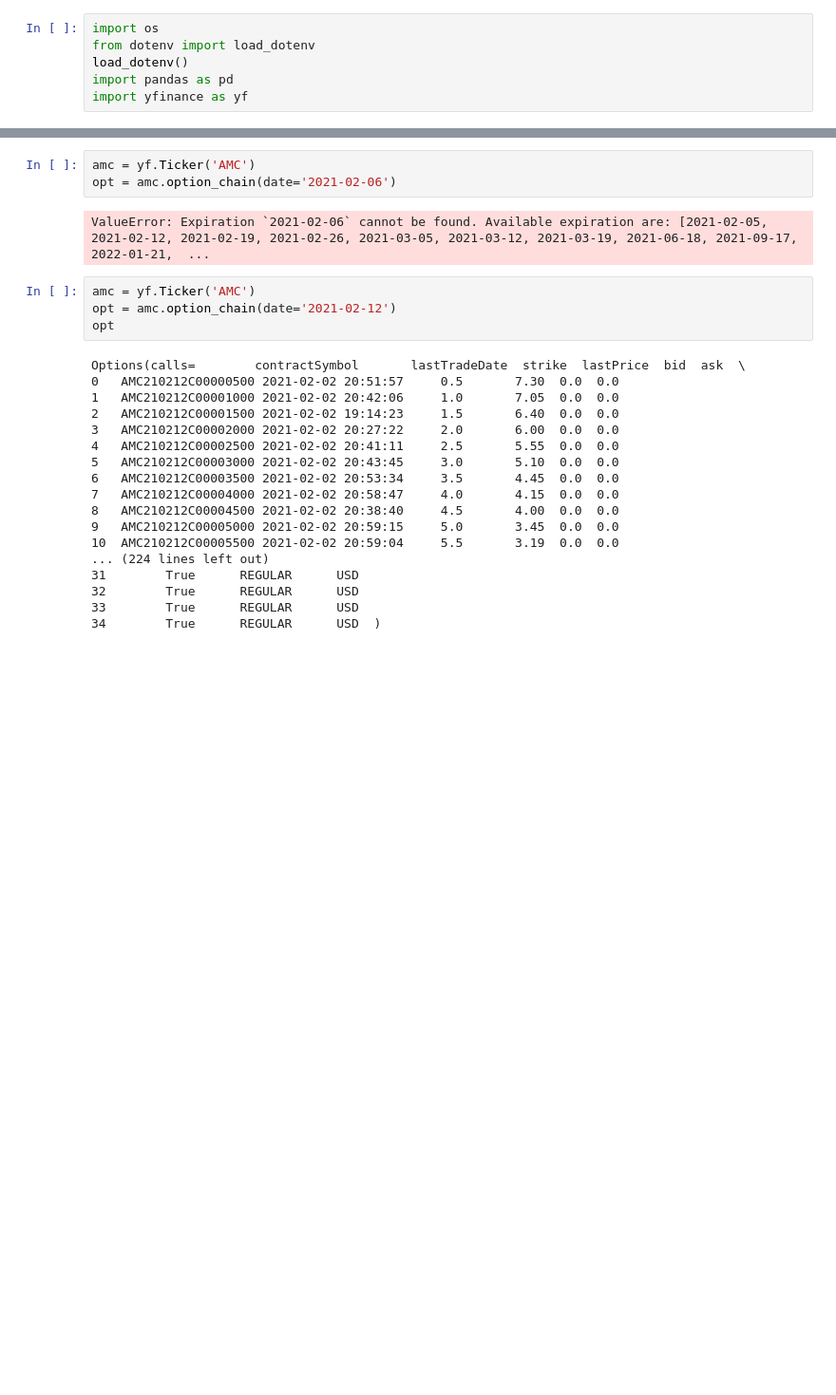
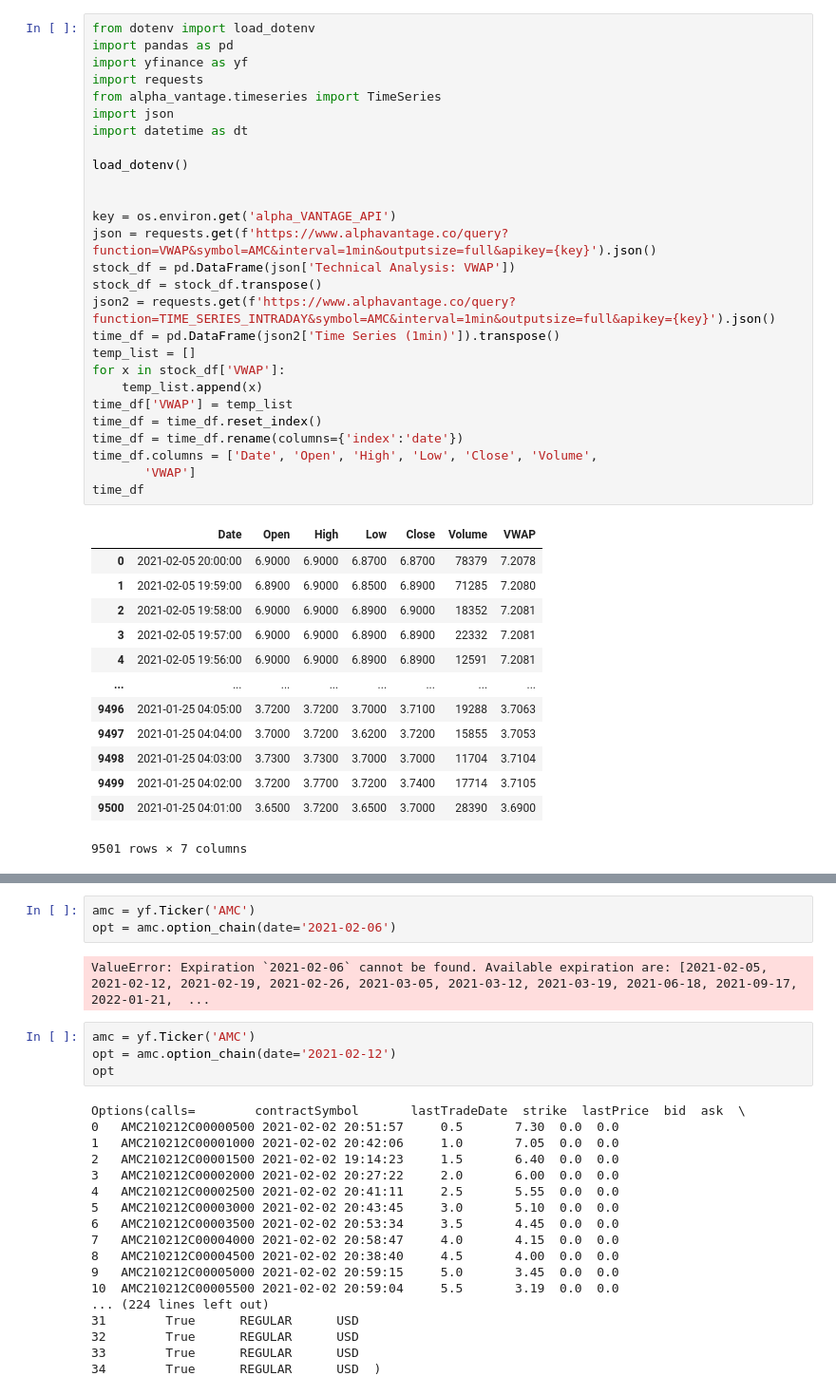
Before and after one commit to KevinKillman/Predicting-stock-prices-using-sentiment-analysis, a Jupyter notebook: test-env/Code/testing.ipynb, the cells around one changed output, grey strips where cells are left out. Shown at 95% size. Saved outputs shown, nothing was run; the diff lists cells and outputs as text; blank space fills up the shorter version.

```diff
--- a/test-env/Code/testing.ipynb
+++ b/test-env/Code/testing.ipynb
@@ -1,6 +1,41 @@
-# %%
-import os
-from dotenv import load_dotenv
-load_dotenv()
-import pandas as pd
-import yfinance as yf
+# %%
+from dotenv import load_dotenv
+import pandas as pd
+import yfinance as yf
+import requests
+from alpha_vantage.timeseries import TimeSeries
+import json
+import datetime as dt
+
+load_dotenv()
+
+
+key = os.environ.get('alpha_VANTAGE_API')
+json = requests.get(f'https://www.alphavantage.co/query?function=VWAP&symbol=AMC&interval=1min&outputsize=full&apikey={key}').json()
+stock_df = pd.DataFrame(json['Technical Analysis: VWAP'])
+stock_df = stock_df.transpose()
+json2 = requests.get(f'https://www.alphavantage.co/query?function=TIME_SERIES_INTRADAY&symbol=AMC&interval=1min&outputsize=full&apikey={key}').json()
+time_df = pd.DataFrame(json2['Time Series (1min)']).transpose()
+temp_list = []
+for x in stock_df['VWAP']:
+    temp_list.append(x)
+time_df['VWAP'] = temp_list
+time_df = time_df.reset_index()
+time_df = time_df.rename(columns={'index':'date'})
+time_df.columns = ['Date', 'Open', 'High', 'Low', 'Close', 'Volume',
+       'VWAP']
+time_df
+# %% [output]
+|  | Date | Open | High | Low | Close | Volume | VWAP |
+| 0 | 2021-02-05 20:00:00 | 6.9000 | 6.9000 | 6.8700 | 6.8700 | 78379 | 7.2078 |
+| 1 | 2021-02-05 19:59:00 | 6.8900 | 6.9000 | 6.8500 | 6.8900 | 71285 | 7.2080 |
+| 2 | 2021-02-05 19:58:00 | 6.9000 | 6.9000 | 6.8900 | 6.9000 | 18352 | 7.2081 |
+| 3 | 2021-02-05 19:57:00 | 6.9000 | 6.9000 | 6.8900 | 6.8900 | 22332 | 7.2081 |
+| 4 | 2021-02-05 19:56:00 | 6.9000 | 6.9000 | 6.8900 | 6.8900 | 12591 | 7.2081 |
+| ... | ... | ... | ... | ... | ... | ... | ... |
+| 9496 | 2021-01-25 04:05:00 | 3.7200 | 3.7200 | 3.7000 | 3.7100 | 19288 | 3.7063 |
+| 9497 | 2021-01-25 04:04:00 | 3.7000 | 3.7200 | 3.6200 | 3.7200 | 15855 | 3.7053 |
+| 9498 | 2021-01-25 04:03:00 | 3.7300 | 3.7300 | 3.7000 | 3.7000 | 11704 | 3.7104 |
+| 9499 | 2021-01-25 04:02:00 | 3.7200 | 3.7700 | 3.7200 | 3.7400 | 17714 | 3.7105 |
+| 9500 | 2021-01-25 04:01:00 | 3.6500 | 3.7200 | 3.6500 | 3.7000 | 28390 | 3.6900 |
+9501 rows × 7 columns
```
Also changed, not shown: parts of 8 cells of this notebook, 3 other files.
